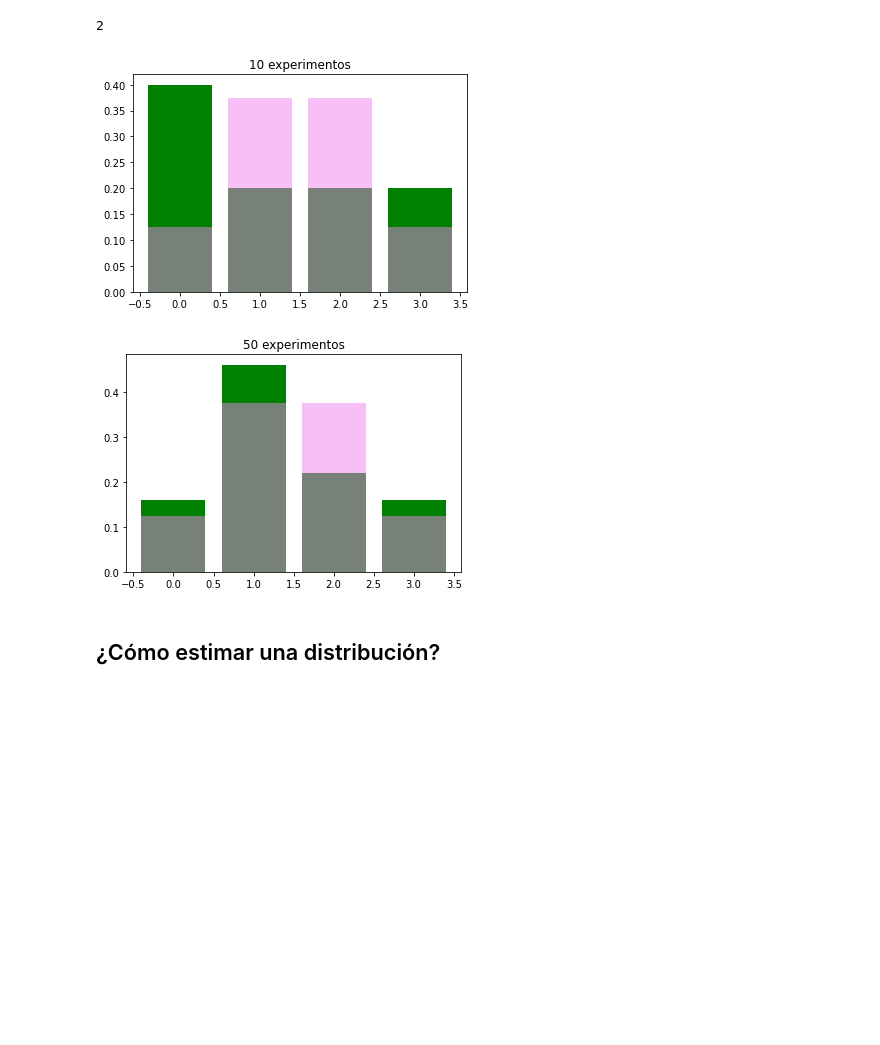
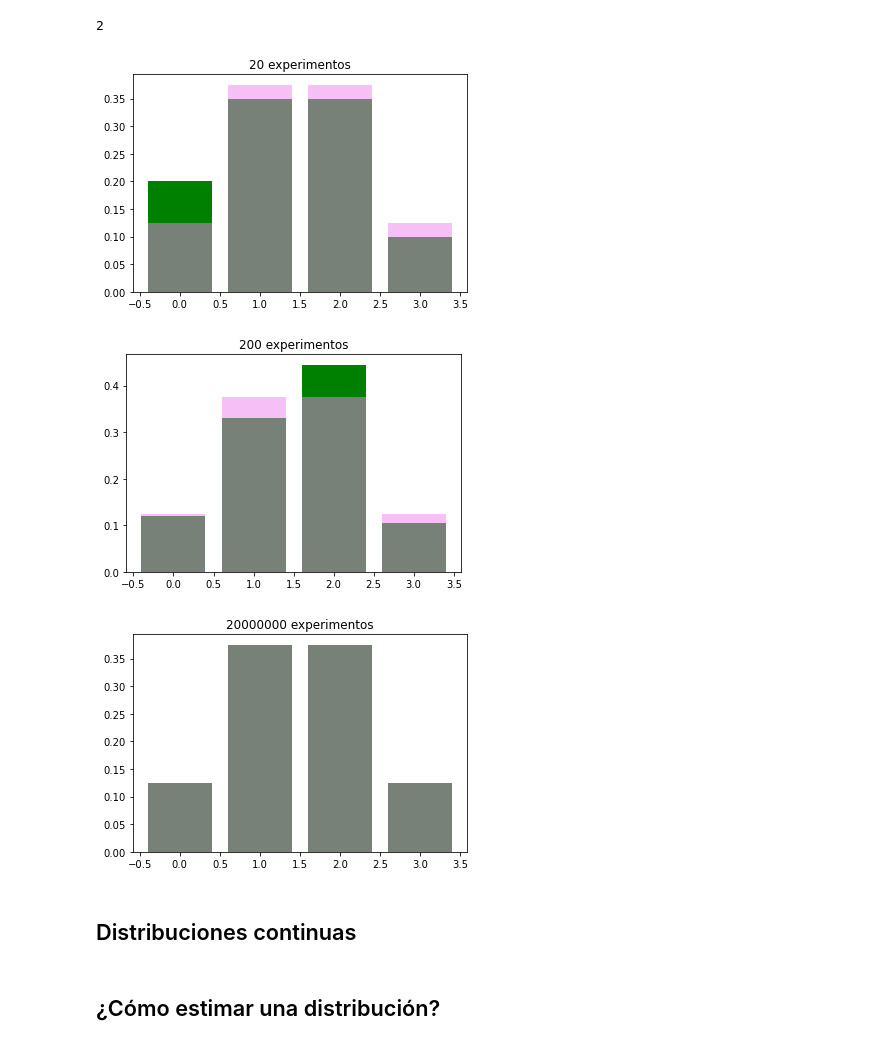
Before and after one commit to mazzaroli/probabilistic-statistics, a Jupyter notebook: estadistica-probabilistica.ipynb, the cells around one changed output. Saved outputs shown, nothing was run; the diff lists cells and outputs as text; code cells hidden in the pictures; blank space fills up the shorter version.

```diff
--- a/estadistica-probabilistica.ipynb
+++ b/estadistica-probabilistica.ipynb
@@ -1256,27 +1313,29 @@ binomial(n,p) #numpy.random.binomial
 # %%
 def plot_hist(num_trials):
     values = [0,1,2,3]
     arr = []
 
     for _ in range(num_trials):
         arr.append(binomial(3,0.5))
 
     distribucion_simulada = np.unique(arr, return_counts=True)[1]/len(arr)
     distribucion_teorica = [binom(3,0.5).pmf(k) for k in values]
 
     plt.bar(values, distribucion_simulada, color = 'green')
     plt.bar(values, distribucion_teorica, alpha=0.5,color='violet')
 
     plt.title('{} experimentos'.format(num_trials))
     plt.show()
 
-plot_hist(10)
-plot_hist(50)
-plot_hist(100)
-plot_hist(1000)
+plot_hist(20)
+plot_hist(200)
+plot_hist(20000000)
 # %% [output]
-[figure, old version]
+[figure, new version]
-[figure, old version]
+[figure, new version]
+[figure, added]
+# %% [markdown]
+## Distribuciones continuas
 # %% [markdown]
 ## ¿Cómo estimar una distribución?
 # %% [markdown]
```
Also changed, not shown: parts of 5 cells of this notebook.
